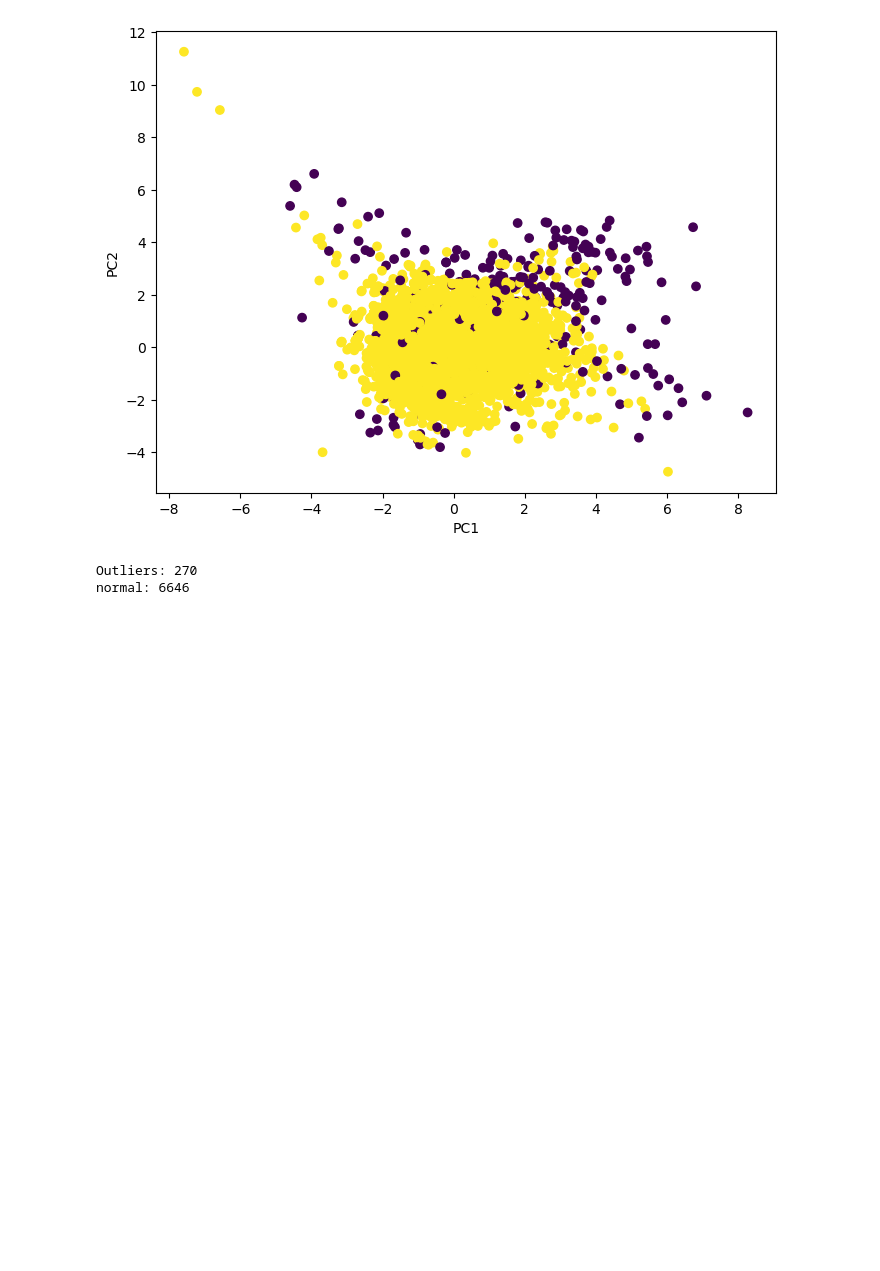
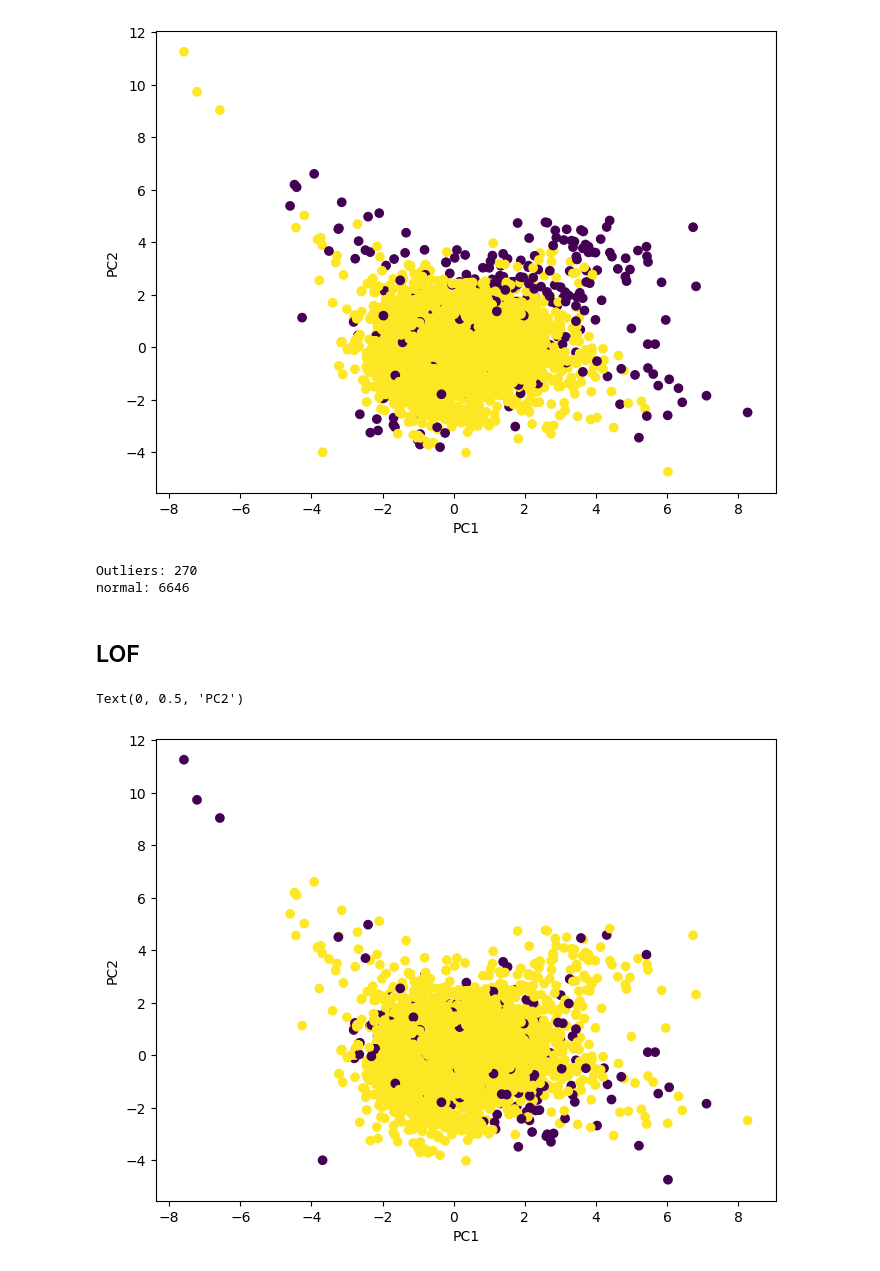
Before and after one commit to asthakatiyar29/Unsuperwised-ML, a Jupyter notebook: DimensionalityReduction/isolation_forest.ipynb, the cells around one changed output. Drawn from its saved outputs; the diff is of its cells as text; code cells hidden in the pictures; blank space fills up the shorter version.

```diff
--- a/DimensionalityReduction/isolation_forest.ipynb
+++ b/DimensionalityReduction/isolation_forest.ipynb
@@ -61,3 +61,8 @@ print("normal:", n_normal)
 # %% [output]
 Outliers: 270
 normal: 6646
+# %% [markdown]
+## LOF
+# %%
+scaler = StandardScaler()
+X_scaled = scaler.fit_transform(X)
@@ -63,0 +71,13 @@ normal: 6646
+# %%
+neighbs = LocalOutlierFactor(contamination=0.036)
+
+labels = neighbs.fit_predict(X_scaled)
+# %%
+plt.figure(figsize=(8,6))
+
+plt.scatter(X_pca[:,0],X_pca[:,1], c=labels)
+plt.xlabel("PC1")
+plt.ylabel("PC2")
+# %% [output]
+Text(0, 0.5, 'PC2')
+[figure, added]
```
Also changed, not shown: parts of 1 cell of this notebook.
